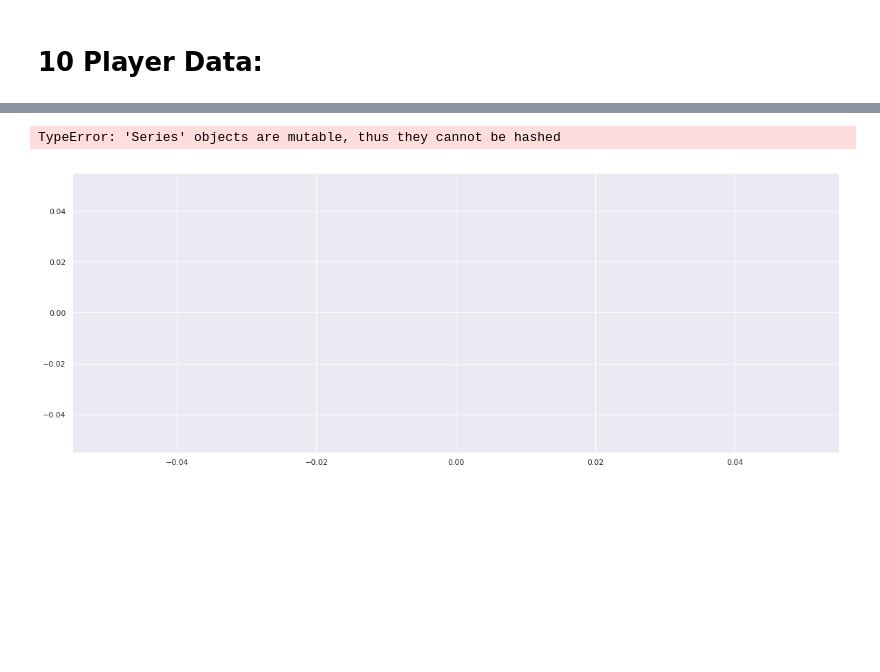
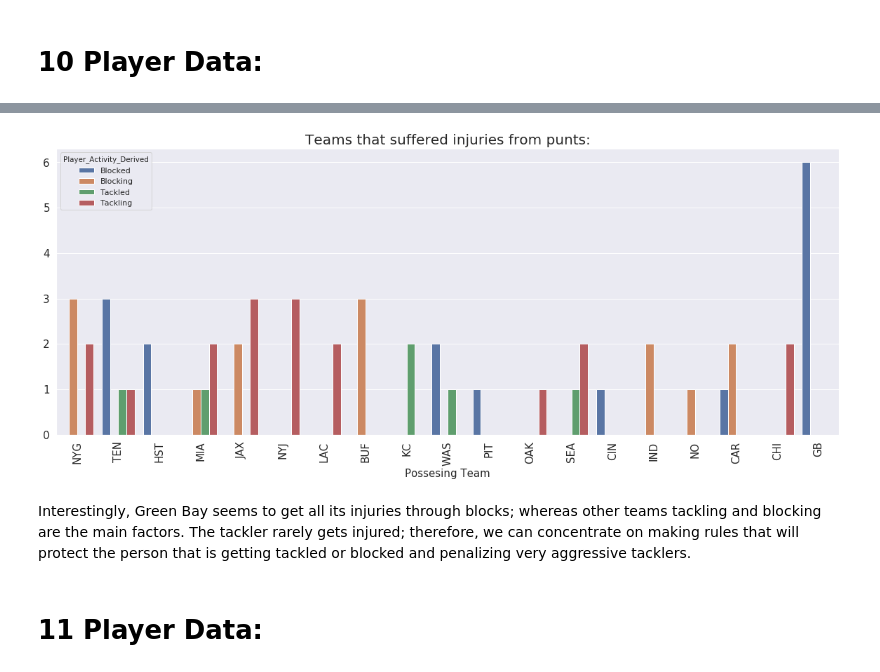
Before and after one commit to CJL89/NFL-Punt-Analysis, a Jupyter notebook: NFL_Punt_Analysis.ipynb, the cells around one changed output, grey strips where cells are left out. Drawn from its saved outputs; the diff is of its cells as text; code cells hidden in the pictures; blank space fills up the shorter version.

```diff
--- a/NFL_Punt_Analysis.ipynb
+++ b/NFL_Punt_Analysis.ipynb
@@ -758,10 +763,15 @@ player_data.head()
-# %%
-activity_derived_count = player_data['Player_Activity_Derived'].value_counts()
-impact_type_count = player_data['Primary_Impact_Type'].value_counts()
-
-plt.figure(figsize=(20, 7.5))
-
-_ = sns.lineplot(player_data['Player_Activity_Derived'], player_data['Player_Activity_Derived'].value_counts)
-# %% [output]
-TypeError: 'Series' objects are mutable, thus they cannot be hashed
-[figure, removed]
+# %%
+plt.figure(figsize=(20, 7.5))
+
+_ = sns.countplot(player_data['Poss_Team'], hue=player_data['Player_Activity_Derived'])
+plt.title('Teams that suffered injuries from punts:', fontsize=20)
+plt.xticks(rotation=90, fontsize=15)
+plt.yticks(fontsize=15)
+plt.xlabel('Possesing Team', fontsize=15)
+plt.ylabel('')
+
+plt.show()
+# %% [output]
+[figure, added]
+# %% [markdown]
+Interestingly, Green Bay seems to get all its injuries through blocks; whereas other teams tackling and blocking are the main factors. The tackler rarely gets injured; therefore, we can concentrate on making rules that will protect the person that is getting tackled or blocked and penalizing very aggressive tacklers.
@@ -767,0 +790,2 @@ TypeError: 'Series' objects are mutable, thus they cannot be hashed
+# %% [markdown]
+# <a id='player_data'><b>11 Player Data:</b></a>
```
Also changed, not shown: parts of 6 cells of this notebook.
